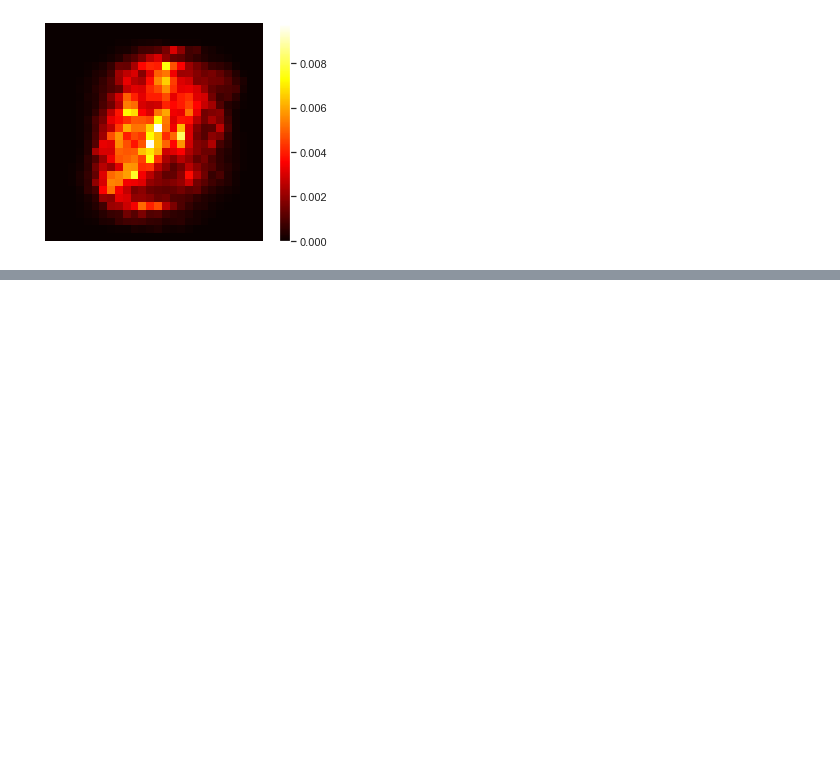
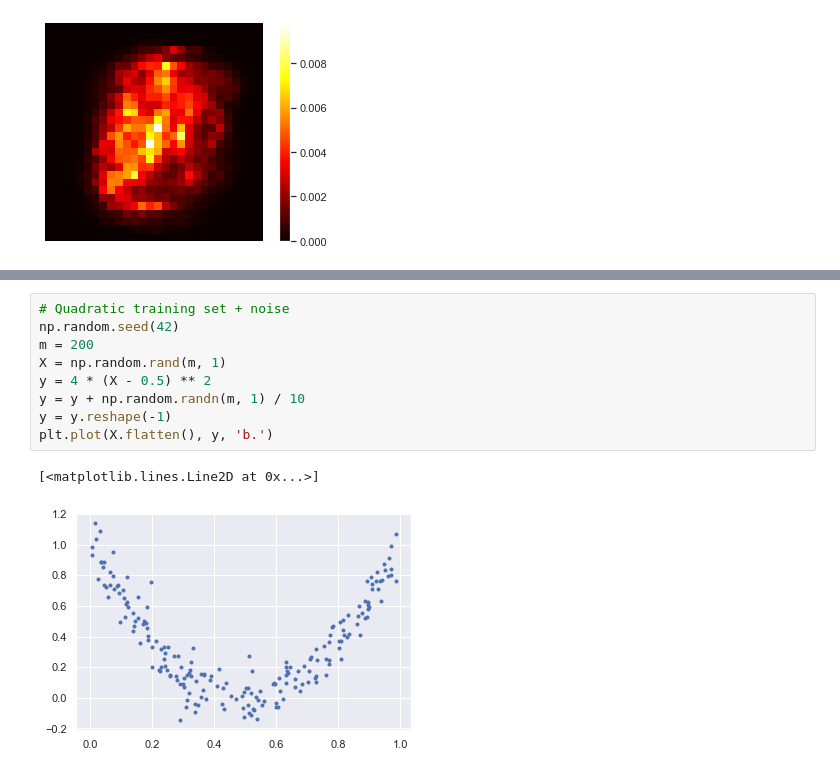
Before and after one commit to jvenepal/homl2, a Jupyter notebook: 7_ensemble_methods.ipynb, the cells around one changed output, grey strips where cells are left out. Saved outputs shown, nothing was run; the diff lists cells and outputs as text; blank space fills up the shorter version.

```diff
--- a/7_ensemble_methods.ipynb
+++ b/7_ensemble_methods.ipynb
@@ -161,0 +195,12 @@ plt.axis('off')
+# %%
+# Quadratic training set + noise
+np.random.seed(42)
+m = 200
+X = np.random.rand(m, 1)
+y = 4 * (X - 0.5) ** 2
+y = y + np.random.randn(m, 1) / 10
+y = y.reshape(-1)
+plt.plot(X.flatten(), y, 'b.')
+# %% [output]
+[<matplotlib.lines.Line2D at 0x...>]
+[figure, added]
```
Also changed, not shown: parts of 23 cells of this notebook.
